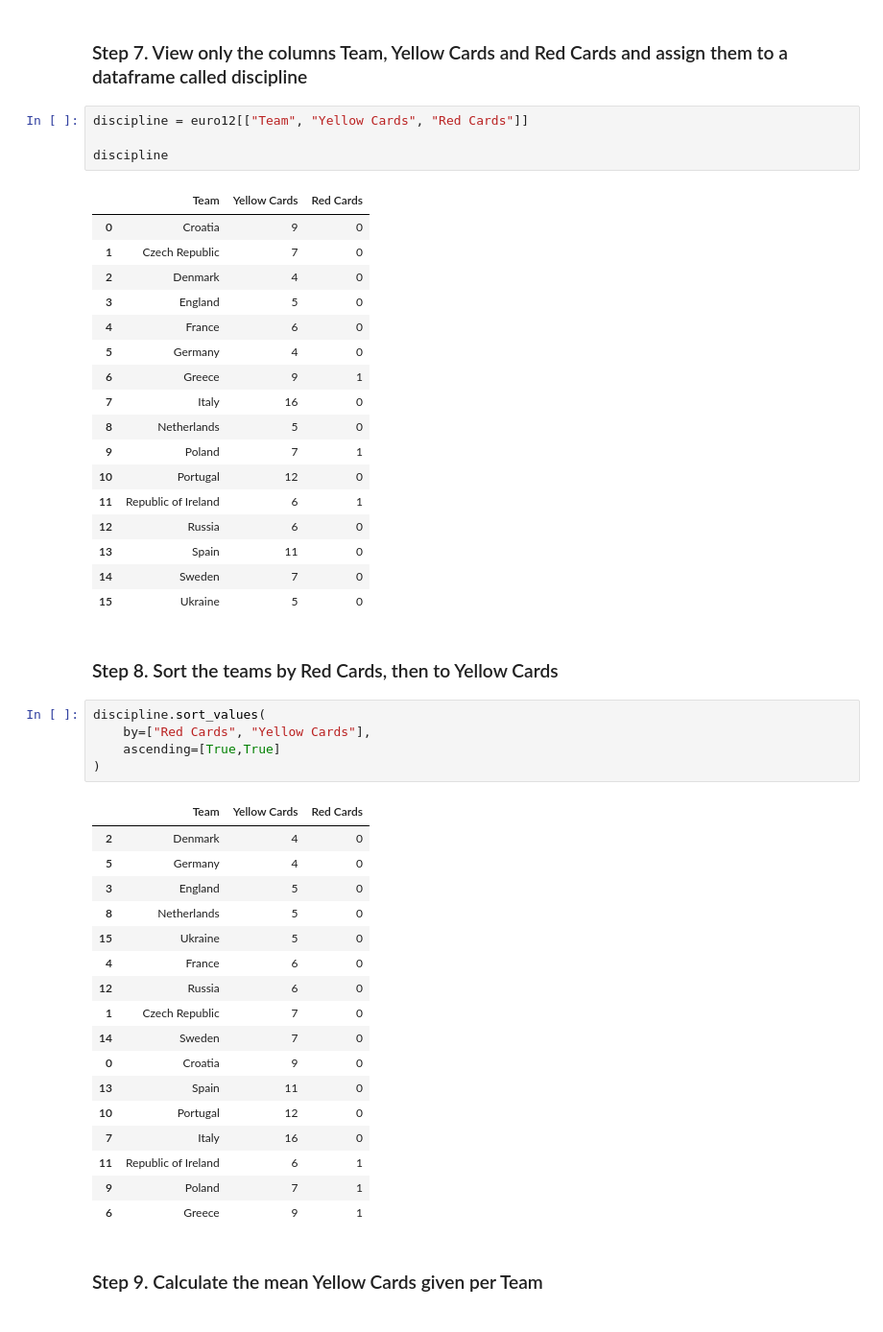
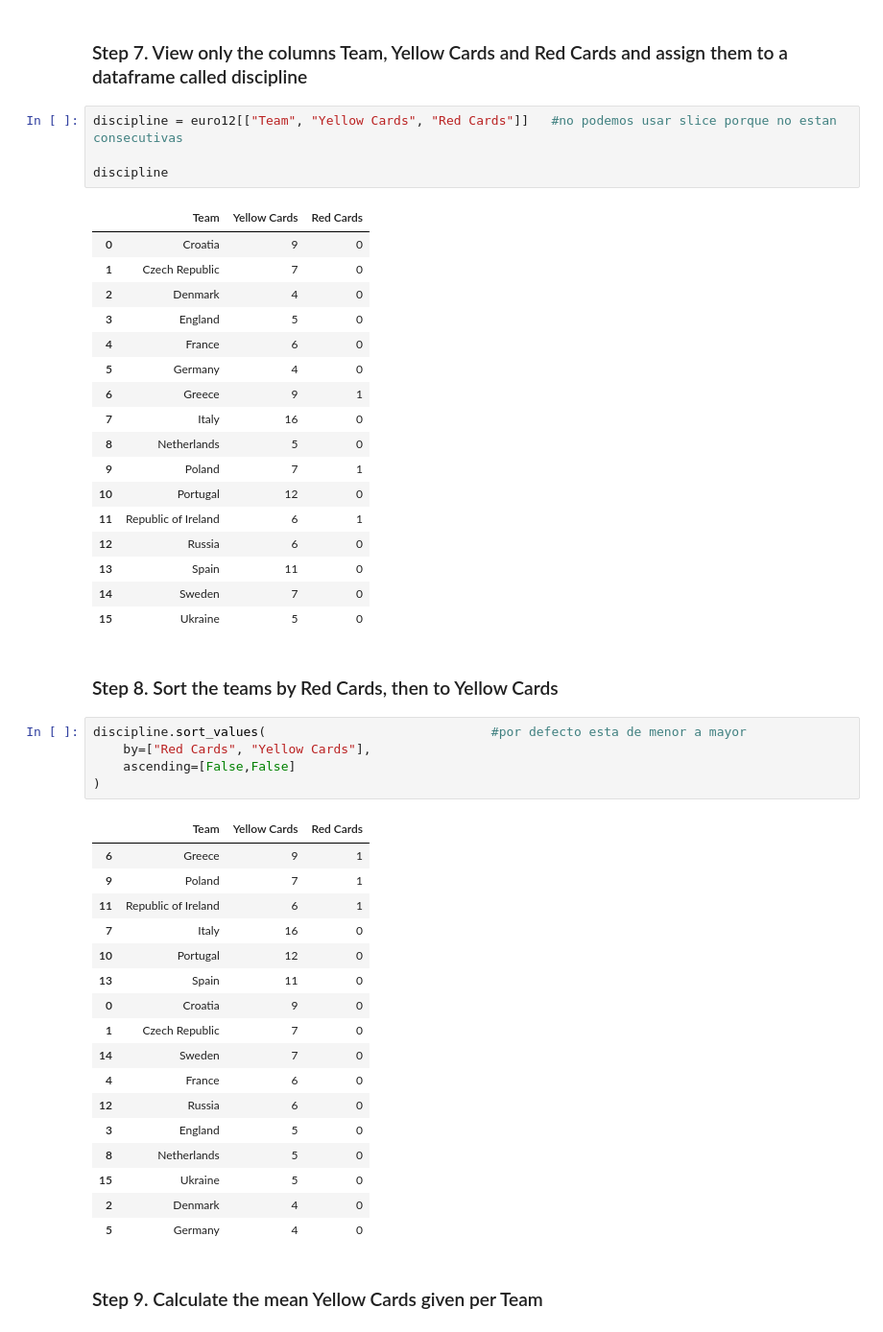
Before and after one commit to GeraFabiKu/2026-10-BILBAO-FT-Data-Science, a Jupyter notebook: 2-Data_Analysis/2-Pandas/Practica/3-Euro12/Euro12 - Fabiano.ipynb, the cells around one changed output. Shown at 96% size. Cells and saved outputs as stored; diff of their text form.

```diff
--- a/2-Data_Analysis/2-Pandas/Practica/3-Euro12/Euro12 - Fabiano.ipynb
+++ b/2-Data_Analysis/2-Pandas/Practica/3-Euro12/Euro12 - Fabiano.ipynb
@@ -72,7 +84,7 @@ euro12.shape[1]
 # %% [markdown]
 ### Step 7. View only the columns Team, Yellow Cards and Red Cards and assign them to a dataframe called discipline
 # %%
-discipline = euro12[["Team", "Yellow Cards", "Red Cards"]]
+discipline = euro12[["Team", "Yellow Cards", "Red Cards"]]   #no podemos usar slice porque no estan consecutivas
 
 discipline
 # %% [output]
@@ -96,28 +108,28 @@ discipline
 # %% [markdown]
 ### Step 8. Sort the teams by Red Cards, then to Yellow Cards
 # %%
-discipline.sort_values(
+discipline.sort_values(                              #por defecto esta de menor a mayor
     by=["Red Cards", "Yellow Cards"],
-    ascending=[True,True]
+    ascending=[False,False]
 )
 # %% [output]
 |  | Team | Yellow Cards | Red Cards |
-| 2 | Denmark | 4 | 0 |
-| 5 | Germany | 4 | 0 |
+| 6 | Greece | 9 | 1 |
+| 9 | Poland | 7 | 1 |
+| 11 | Republic of Ireland | 6 | 1 |
+| 7 | Italy | 16 | 0 |
+| 10 | Portugal | 12 | 0 |
+| 13 | Spain | 11 | 0 |
+| 0 | Croatia | 9 | 0 |
+| 1 | Czech Republic | 7 | 0 |
+| 14 | Sweden | 7 | 0 |
+| 4 | France | 6 | 0 |
+| 12 | Russia | 6 | 0 |
 | 3 | England | 5 | 0 |
 | 8 | Netherlands | 5 | 0 |
 | 15 | Ukraine | 5 | 0 |
-| 4 | France | 6 | 0 |
-| 12 | Russia | 6 | 0 |
-| 1 | Czech Republic | 7 | 0 |
-| 14 | Sweden | 7 | 0 |
-| 0 | Croatia | 9 | 0 |
-| 13 | Spain | 11 | 0 |
-| 10 | Portugal | 12 | 0 |
-| 7 | Italy | 16 | 0 |
-| 11 | Republic of Ireland | 6 | 1 |
-| 9 | Poland | 7 | 1 |
-| 6 | Greece | 9 | 1 |
+| 2 | Denmark | 4 | 0 |
+| 5 | Germany | 4 | 0 |
 # %% [markdown]
 ### Step 9. Calculate the mean Yellow Cards given per Team
 # %%
```
Also changed, not shown: parts of 6 cells of this notebook, 3 other files.
